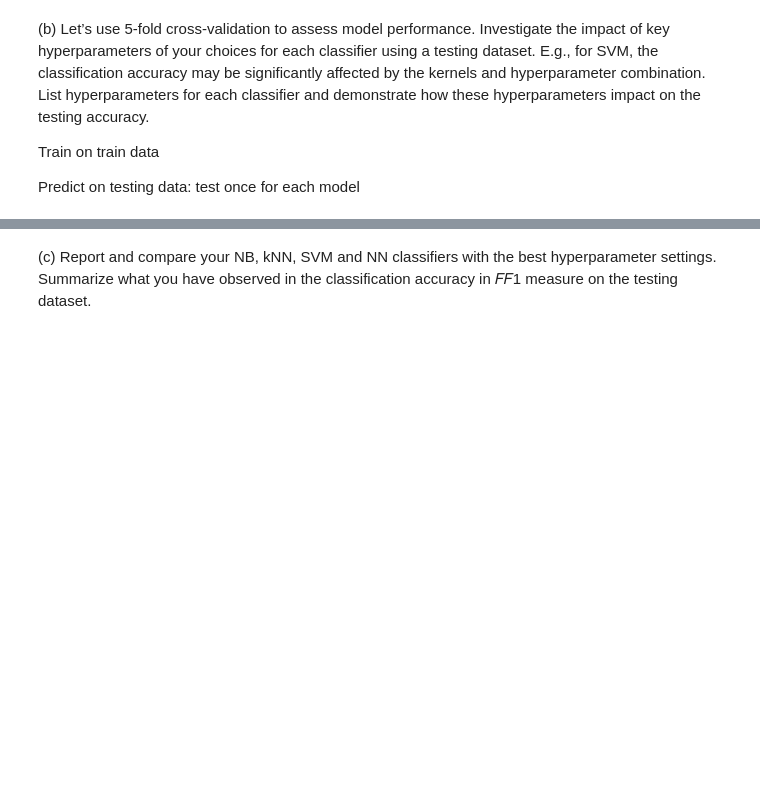
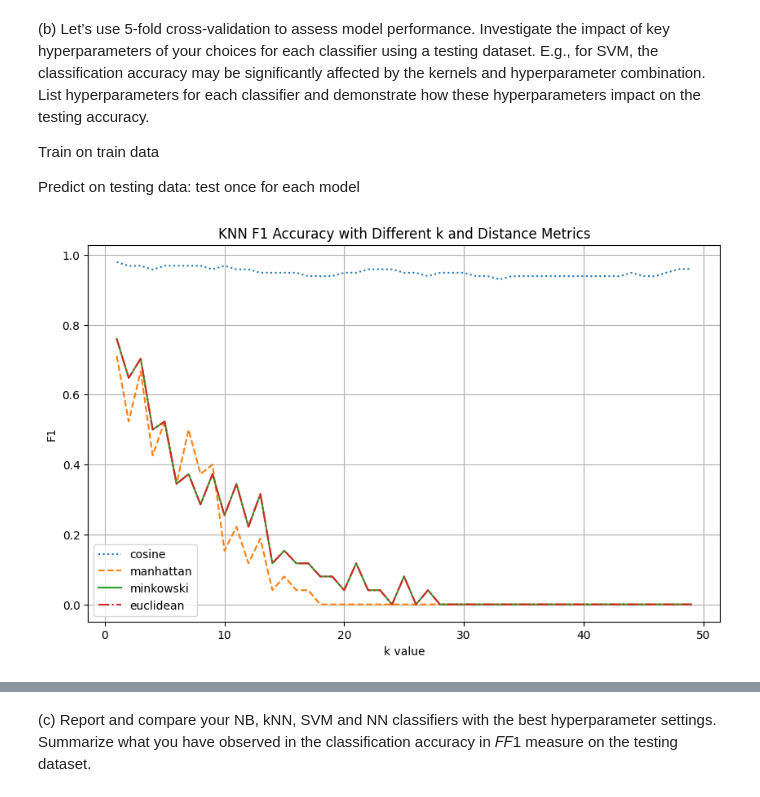
Before and after one commit to jeffcct/Tutorial-5, a Jupyter notebook: Assignment/draft.ipynb, the cells around one changed output, grey strips where cells are left out. Saved outputs shown, nothing was run; the diff lists cells and outputs as text; code cells hidden in the pictures; blank space fills up the shorter version.

```diff
--- a/Assignment/draft.ipynb
+++ b/Assignment/draft.ipynb
@@ -597,16 +656,16 @@ entertainment       0.97      0.97      0.97        38
 # %%
 gamma_param = {'gamma': [0.0001, 0.001, 0.01, 0.1, 1, 10]}
 grid_search = GridSearchCV(SVC(kernel = "rbf"), gamma_param, cv = 5)
-grid_search.fit(X_train_tfid, y_train)
+grid_search.fit(X_train_tfidf, y_train)
 best_gamma = grid_search.best_params_['gamma']
 print(f'Best gamma parameter: {best_gamma}')
 
 # train final model with best c
 rbf_svm = SVC(kernel = "rbf", gamma = best_gamma)
-rbf_svm.fit(X_train_tfid, y_train)
+rbf_svm.fit(X_train_tfidf, y_train)
 
-y_train_rbf = rbf_svm.predict(X_train_tfid)
-y_pred_rbf = rbf_svm.predict(X_test_tfid)
+y_train_rbf = rbf_svm.predict(X_train_tfidf)
+y_pred_rbf = rbf_svm.predict(X_test_tfidf)
 print('Hard-Margin RBF SVM:')
 print('Accuracy:', accuracy_score(y_test, y_pred_rbf))
 print('Classification Report:')
@@ -681,14 +740,14 @@ for hidden_units in hidden_units_list:
             for layer in m.coefs_:
                 layer[:] = np.random.uniform(0, 0.1, layer.shape)
 
-    mlp._fit(X_train_tfid, y_train)
+    mlp._fit(X_train_tfidf, y_train)
     init_weights(mlp)
 
     training_losses = []
 
     for epoch in range(max_iter):
-        mlp.partial_fit(X_train_tfid, y_train, classes=np.unique(y_train))
-        y_train_pred = mlp.predict_proba(X_train_tfid)
+        mlp.partial_fit(X_train_tfidf, y_train, classes=np.unique(y_train))
+        y_train_pred = mlp.predict_proba(X_train_tfidf)
         loss = log_loss(y_train, y_train_pred)
         training_losses.append(loss)
 
@@ -782,3 +841,35 @@ hyperparameters impact on the testing accuracy.
 Train on train data
 
 Predict on testing data: test once for each model
+# %%
+# graph of accuracy with different k and distance metrics
+
+from sklearn import metrics
+
+k_values = range(1, 50)
+dist_metrics = ["cosine", "manhattan", "minkowski", "euclidean"]
+accuracy_results = {}
+
+for metric in dist_metrics:
+    accuracy_results[metric] = []
+    knn = KNeighborsClassifier(metric = metric)
+    for k in k_values:
+        knn.n_neighbors = k
+        knn.fit(X_train_count, y_train)
+        y_pred = knn.predict(X_test_count)
+        # print(metrics.f1_score(y_test, y_pred,average="binary", pos_label="tech") )
+        measure = f1_score(y_test, y_pred,average="binary", pos_label="tech")
+        accuracy_results[metric].append(measure)
+
+plt.figure(figsize = (10, 6))
+line_styles = [":", "--", "-", "-."]
+for metric, accuracy_val, style in zip(accuracy_results.keys(), accuracy_results.values(), line_styles):
+    plt.plot(k_values, accuracy_val, label = metric, linestyle = style)
+plt.xlabel("k value")
+plt.ylabel("F1")
+plt.title("KNN F1 Accuracy with Different k and Distance Metrics")
+plt.legend()
+plt.grid(True)
+plt.show()
+# %% [output]
+[figure, added]
```
Also changed, not shown: parts of 26 cells of this notebook.
